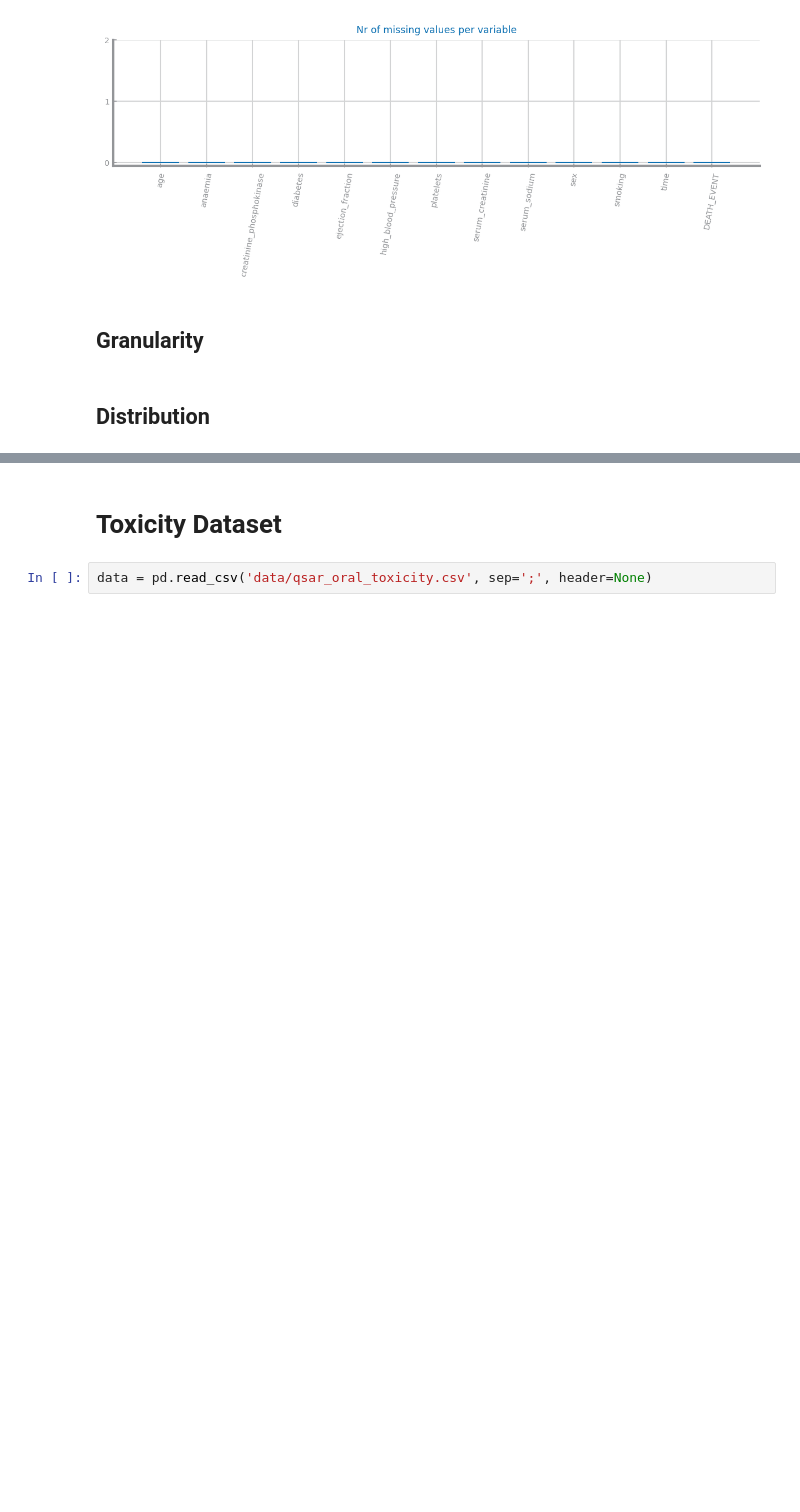
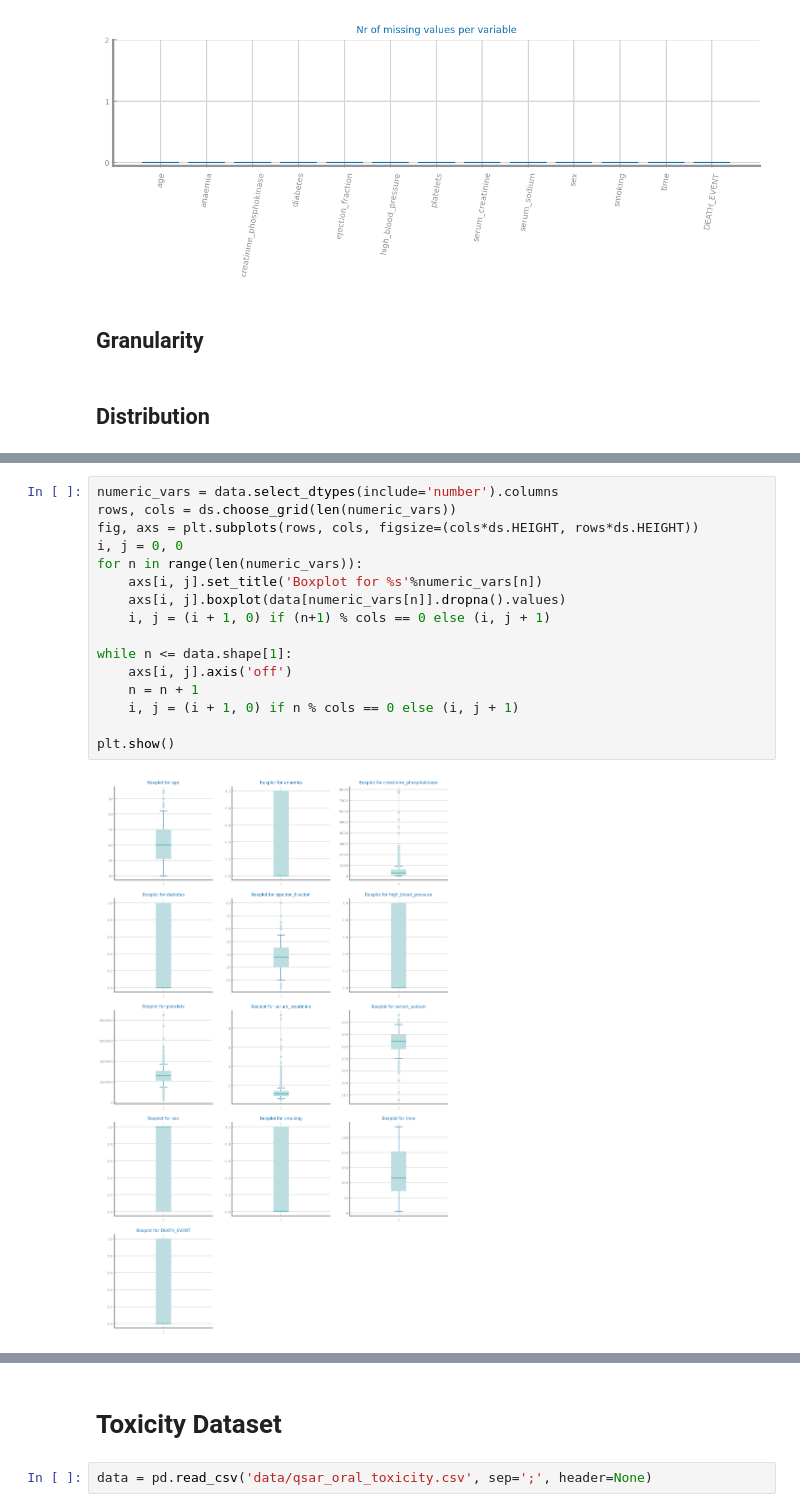
Before and after one commit to joaocmd/CD-Project, a Jupyter notebook: proj-1.ipynb, the cells around one changed output, grey strips where cells are left out. Saved outputs shown, nothing was run; the diff lists cells and outputs as text; blank space fills up the shorter version.

```diff
--- a/proj-1.ipynb
+++ b/proj-1.ipynb
@@ -92,0 +108,18 @@ dict_values([0, 0, 0, 0, 0, 0, 0, 0, 0, 0, 0, 0, 0])
+# %%
+numeric_vars = data.select_dtypes(include='number').columns
+rows, cols = ds.choose_grid(len(numeric_vars))
+fig, axs = plt.subplots(rows, cols, figsize=(cols*ds.HEIGHT, rows*ds.HEIGHT))
+i, j = 0, 0
+for n in range(len(numeric_vars)):
+    axs[i, j].set_title('Boxplot for %s'%numeric_vars[n])
+    axs[i, j].boxplot(data[numeric_vars[n]].dropna().values)
+    i, j = (i + 1, 0) if (n+1) % cols == 0 else (i, j + 1)
+
+while n <= data.shape[1]:
+    axs[i, j].axis('off')
+    n = n + 1
+    i, j = (i + 1, 0) if n % cols == 0 else (i, j + 1)
+
+plt.show()
+# %% [output]
+[figure, added]
```
Also changed, not shown: parts of 3 cells of this notebook, 4 other files.
